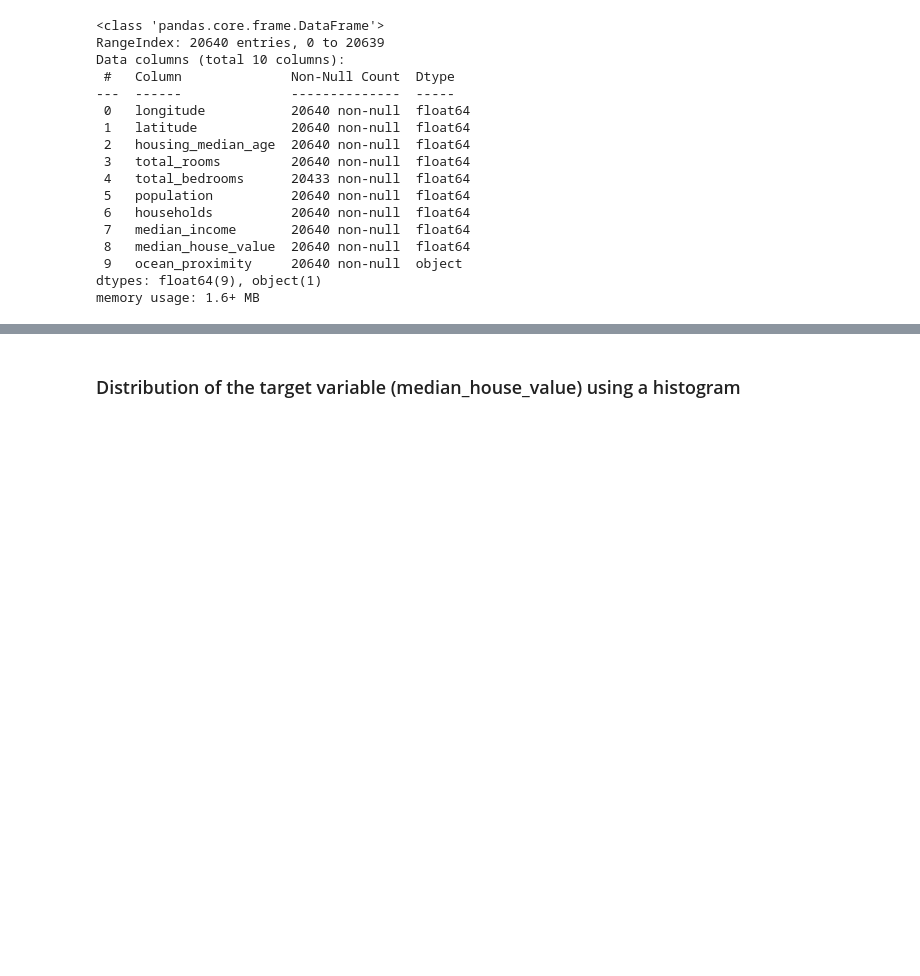
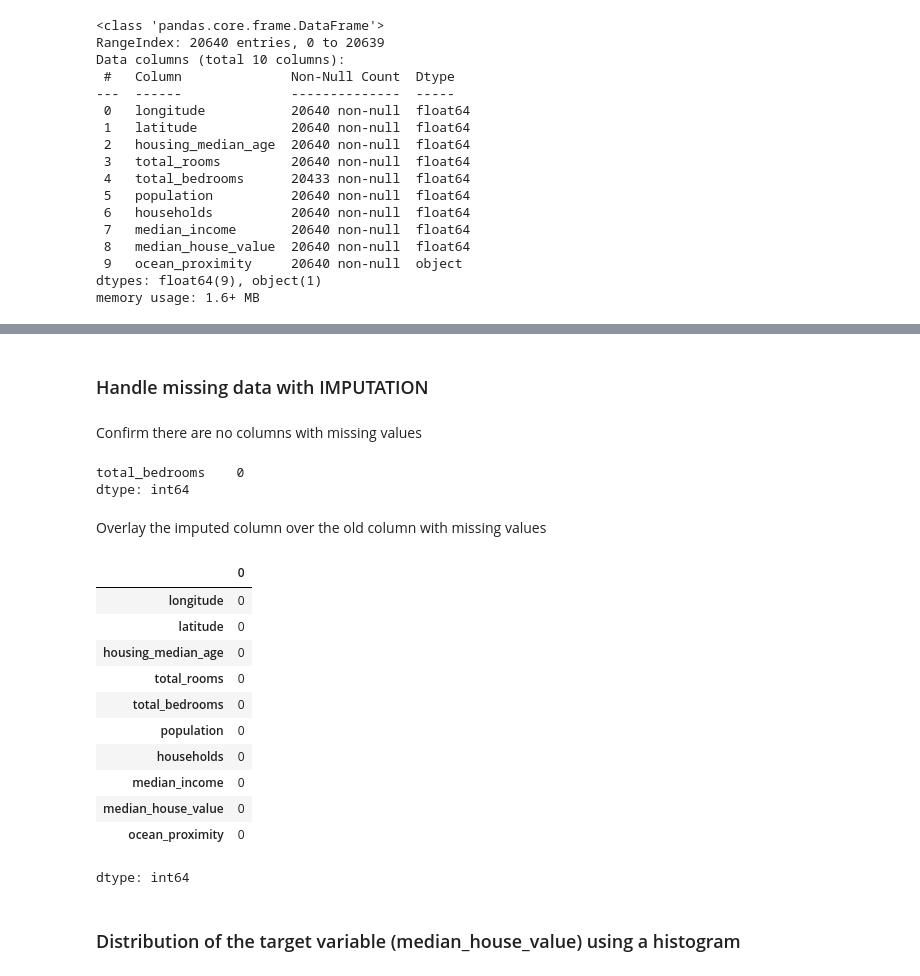
Before and after one commit to ignacio-franciosi/Home-Prediction, a Jupyter notebook: HomePrediction.ipynb, the cells around one changed output, grey strips where cells are left out. Saved outputs shown, nothing was run; the diff lists cells and outputs as text; code cells hidden in the pictures; blank space fills up the shorter version.

Commit message:
data transformation

```diff
--- a/HomePrediction.ipynb
+++ b/HomePrediction.ipynb
@@ -41,3 +65,63 @@ memory usage: 1.6+ MB
+# %% [markdown]
+### Handle missing data with IMPUTATION
+# %%
+from sklearn.impute import KNNImputer
+
+# create a temporary copy of the dataset
+housing_df_temp = housing_df.copy()
+
+# retrieve columns with numerical data; will exclude the ocean_proximity column since the datatype is object; other columns are float64
+columns_list = [col for col in housing_df_temp.columns if housing_df_temp[col].dtype != 'object']
+
+# extract columns that contain at least one missing value, the ":" means ALL the rows
+new_column_list = [col for col in housing_df_temp.loc[:, housing_df_temp.isnull().any()]]
+
+# update temp dataframe with numeric columns that have empty values
+housing_df_temp = housing_df_temp[new_column_list]
+
+
+# initialize KNNImputer to impute missing data using machine learning
+knn = KNNImputer(n_neighbors = 3)
+
+# fit function trains the model
+knn.fit(housing_df_temp)
+
+# transform the data using the model
+# applies the transformation model (ie knn) to data
+# it doesn't return a dataframe but an array
+array_Values = knn.transform(housing_df_temp)
+
+# convert the array values to a dataframe with the appropriate column names
+housing_df_temp = pd.DataFrame(array_Values, columns = new_column_list)
+# %% [markdown]
+Confirm there are no columns with missing values
+# %%
+print(housing_df_temp.isnull().sum())
+# %% [output]
+total_bedrooms    0
+dtype: int64
+# %% [markdown]
+Overlay the imputed column over the old column with missing values
+# %%
+# loop through the list of columns and overlay each one
+for column_name in new_column_list:
+    housing_df[column_name] = housing_df_temp.replace(housing_df[column_name],housing_df[column_name])
+
+# confirm columns no longer contain null data
+housing_df.isnull().sum()
+# %% [output]
+|  | 0 |
+| longitude | 0 |
+| latitude | 0 |
+| housing_median_age | 0 |
+| total_rooms | 0 |
+| total_bedrooms | 0 |
+| population | 0 |
+| households | 0 |
+| median_income | 0 |
+| median_house_value | 0 |
+| ocean_proximity | 0 |
+dtype: int64
 # %% [markdown]
 ### Distribution of the target variable (median_house_value) using a histogram
 # %%
```
Also changed, not shown: parts of 7 cells of this notebook.
